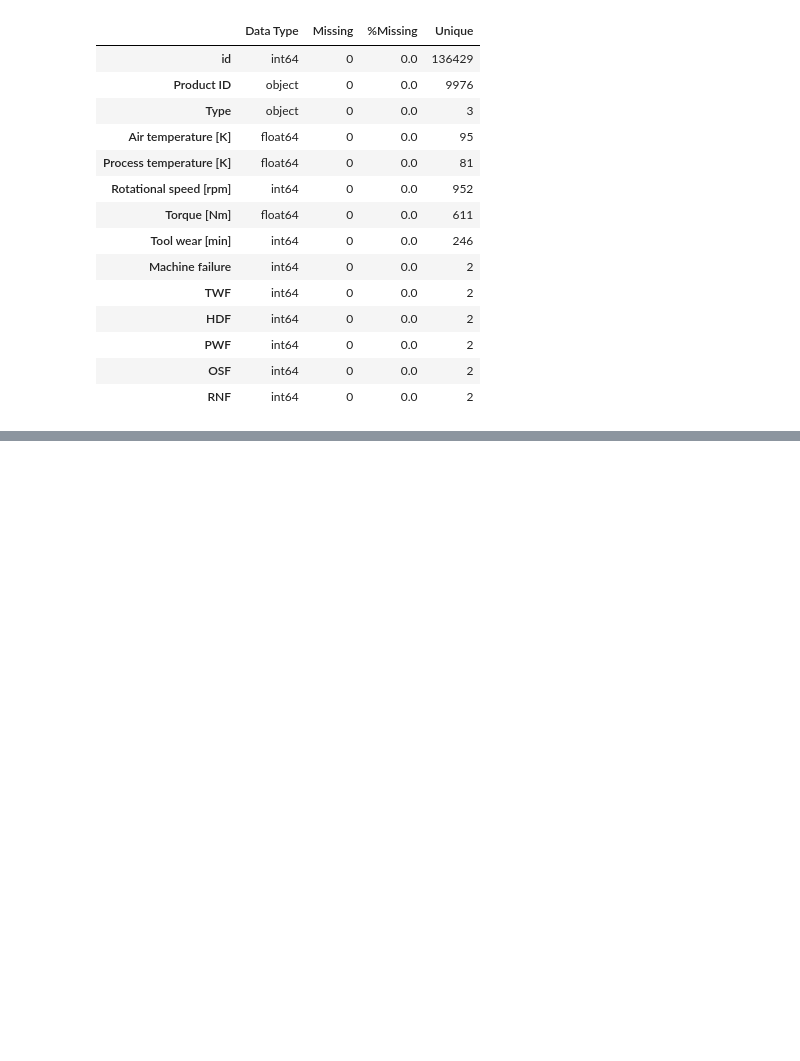
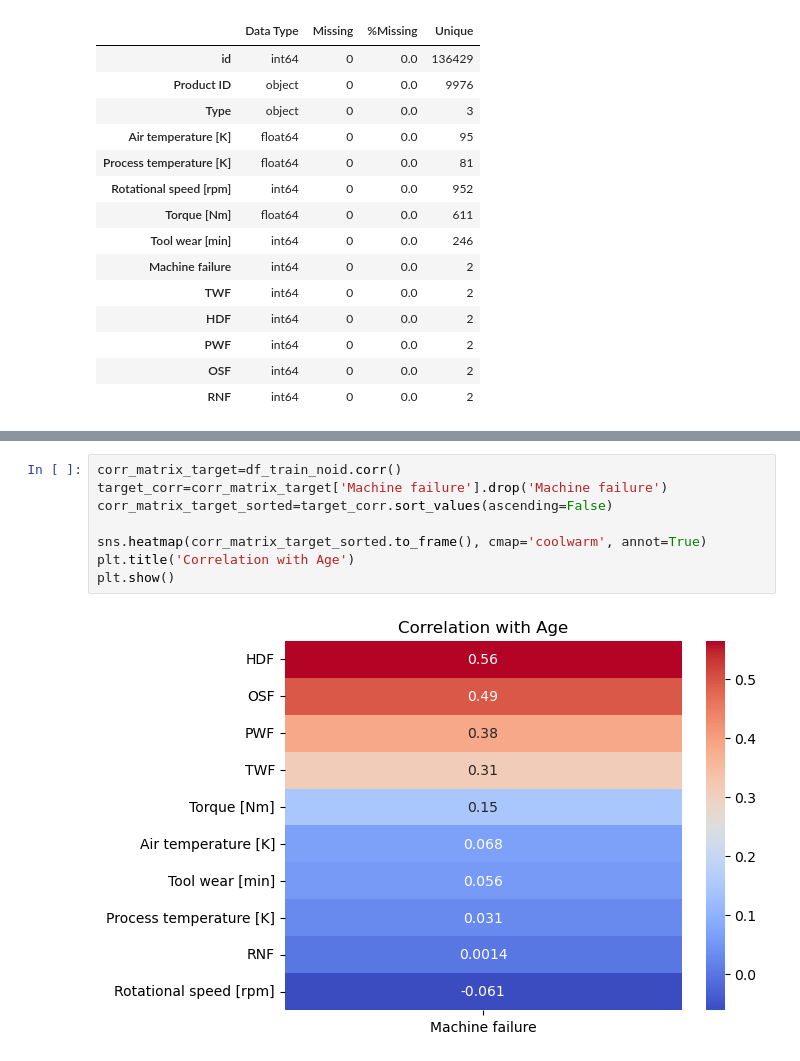
Before and after one commit to methasantosa/KaggleCompetition, a Jupyter notebook: swag-binary-classification-of-machine-failures.ipynb, the cells around one changed output, grey strips where cells are left out. Saved outputs shown, nothing was run; the diff lists cells and outputs as text; blank space fills up the shorter version.

```diff
--- a/swag-binary-classification-of-machine-failures.ipynb
+++ b/swag-binary-classification-of-machine-failures.ipynb
@@ -74,0 +122,10 @@ data shape: (136429, 14)
+# %%
+corr_matrix_target=df_train_noid.corr()
+target_corr=corr_matrix_target['Machine failure'].drop('Machine failure')
+corr_matrix_target_sorted=target_corr.sort_values(ascending=False)
+
+sns.heatmap(corr_matrix_target_sorted.to_frame(), cmap='coolwarm', annot=True)
+plt.title('Correlation with Age')
+plt.show()
+# %% [output]
+[figure, added]
```
Also changed, not shown: parts of 8 cells of this notebook.
